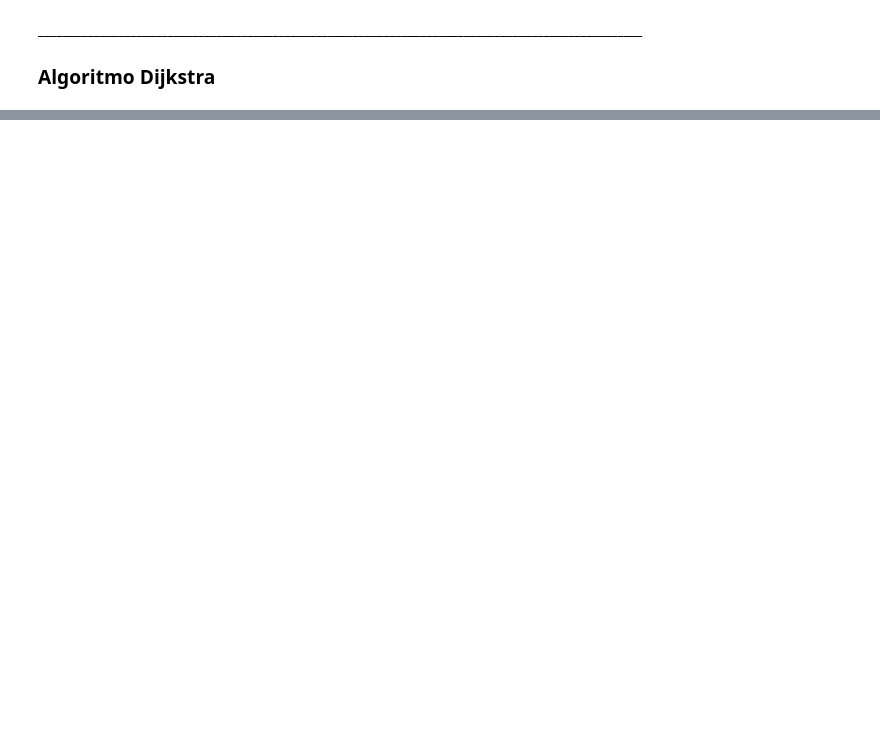
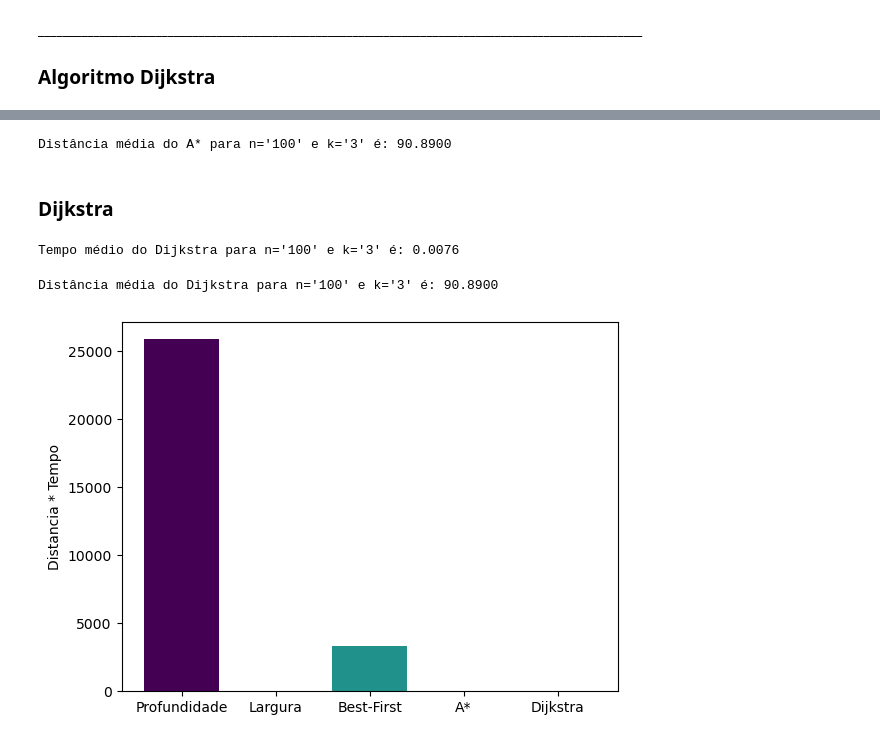
Before and after one commit to Lucasmm01/KNN-Algoritmos_de_busca, a Jupyter notebook: Rede KNN.ipynb, the cells around one changed output, grey strips where cells are left out. Drawn from its saved outputs; the diff is of its cells as text; code cells hidden in the pictures; blank space fills up the shorter version.

```diff
--- a/Rede KNN.ipynb
+++ b/Rede KNN.ipynb
@@ -535,0 +590,8 @@ Distância total percorrida: 125.42999999999998
+# %%
+distancia_media_a = sum(lista_distancias_A)/len(lista_distancias_A)
+
+print(f"Distância média do A* para n='{qtdVertices}' e k='{k}' é: {distancia_media_a:.4f}")
+# %% [output]
+Distância média do A* para n='100' e k='3' é: 90.8900
+# %% [markdown]
+### Dijkstra
@@ -535,0 +617,45 @@ Distância total percorrida: 125.42999999999998
+# %%
+tempo_medio_dijkstra = sum(lista_tempo_dijkstra)/len(lista_tempo_dijkstra)
+
+print(f"Tempo médio do Dijkstra para n='{qtdVertices}' e k='{k}' é: {tempo_medio_dijkstra:.4f}")
+# %% [output]
+Tempo médio do Dijkstra para n='100' e k='3' é: 0.0076
+# %%
+distancia_media_dijkstra = sum(lista_distancias_dijkstra)/len(lista_distancias_dijkstra)
+
+print(f"Distância média do Dijkstra para n='{qtdVertices}' e k='{k}' é: {distancia_media_dijkstra:.4f}")
+# %% [output]
+Distância média do Dijkstra para n='100' e k='3' é: 90.8900
+# %%
+import matplotlib.pyplot as plt
+import numpy as np
+
+# Vetores de distâncias e tempos
+tempos = [0.2278, 0.0385, 0.0536, 0.0457, 0.0391]
+distancias = [113473.000, 680.4399, 61387.8100, 655.16, 655.16]
+
+# Calcular o produto entre distâncias e tempos
+produtos = [dist * temp for dist, temp in zip(distancias, tempos)]
+
+# Definir mapa de cores
+colormap = plt.cm.viridis  # Escolha o mapa de cores desejado
+
+# Criar o gráfico de barras com escala de cores
+plt.bar(range(len(produtos)), produtos, color=colormap(np.linspace(0, 1, len(produtos))))
+
+# Adicionar rótulos aos eixos x e y
+plt.xlabel('')
+plt.ylabel('Distancia * Tempo')
+
+# Adicionar rótulos personalizados para cada barra
+plt.xticks(range(len(produtos)), ['Profundidade', 'Largura', 'Best-First', 'A*', 'Dijkstra'])
+
+# Adicionar barra de cores
+sm = plt.cm.ScalarMappable(cmap=colormap)
+sm.set_array([])
+#plt.colorbar(sm)
+
+# Exibir o gráfico
+plt.show()
+# %% [output]
+[figure, added]
```
Also changed, not shown: parts of 56 cells of this notebook, 7 other files.
